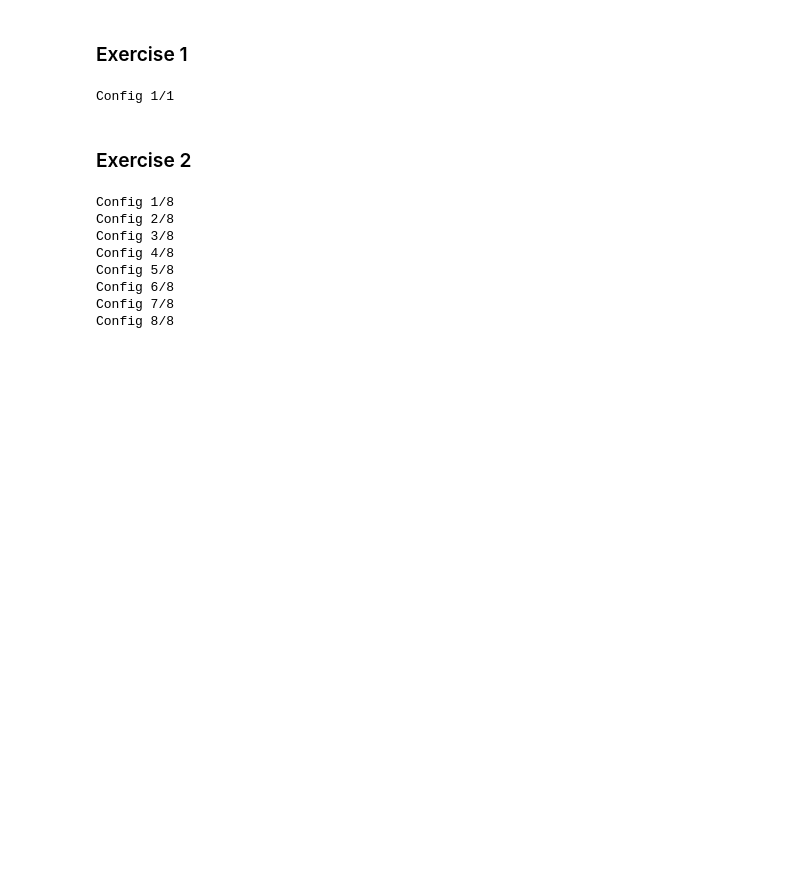
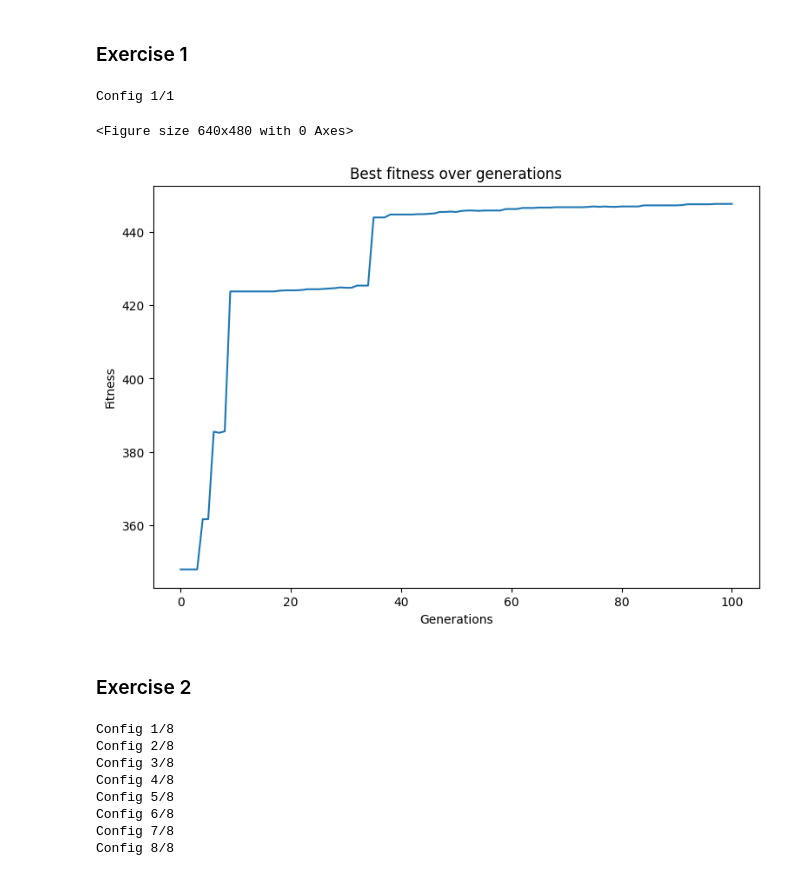
Before and after one commit to Arthexs/DecisionMakingAICI, a Jupyter notebook: Main_assignment1_1 copy.ipynb, the cells around one changed output. Cells and saved outputs as stored; diff of their text form; code cells hidden in the pictures; blank space fills up the shorter version.

Commit message:
add plot for q1

```diff
--- a/Main_assignment1_1 copy.ipynb
+++ b/Main_assignment1_1 copy.ipynb
@@ -141,6 +139,19 @@ cxpb = [0.2]
 mutpb = [0.2]
 ngen = 100
 mu = 50
-abf,best_individuals,config = gridsearch(mate_methods,mutation_methods,select_methods,ngen,mu,cxpb,mutpb)
+abf,best_individuals,config = gridsearch(mate_methods,mutation_methods,select_methods,ngen,mu,cxpb,mutpb,nruns = 1)
 # %% [output]
 Config 1/1
+# %%
+# Plot both the figure and the legend separately
+plt.figure()
+fig, axes = plt.subplots(ncols=1,nrows=1,figsize=(9,6))
+for i in range(abf.shape[1]):
+    axes.plot(abf[:,i],label=f"Configuration {i+1}")
+h,l = axes.get_legend_handles_labels()
+axes.set_xlabel('Generations')
+axes.set_ylabel('Fitness')
+axes.set_title('Best fitness over generations');
+# %% [output]
+<Figure size 640x480 with 0 Axes>
+[figure, added]
```
Also changed, not shown: parts of 4 cells of this notebook.
